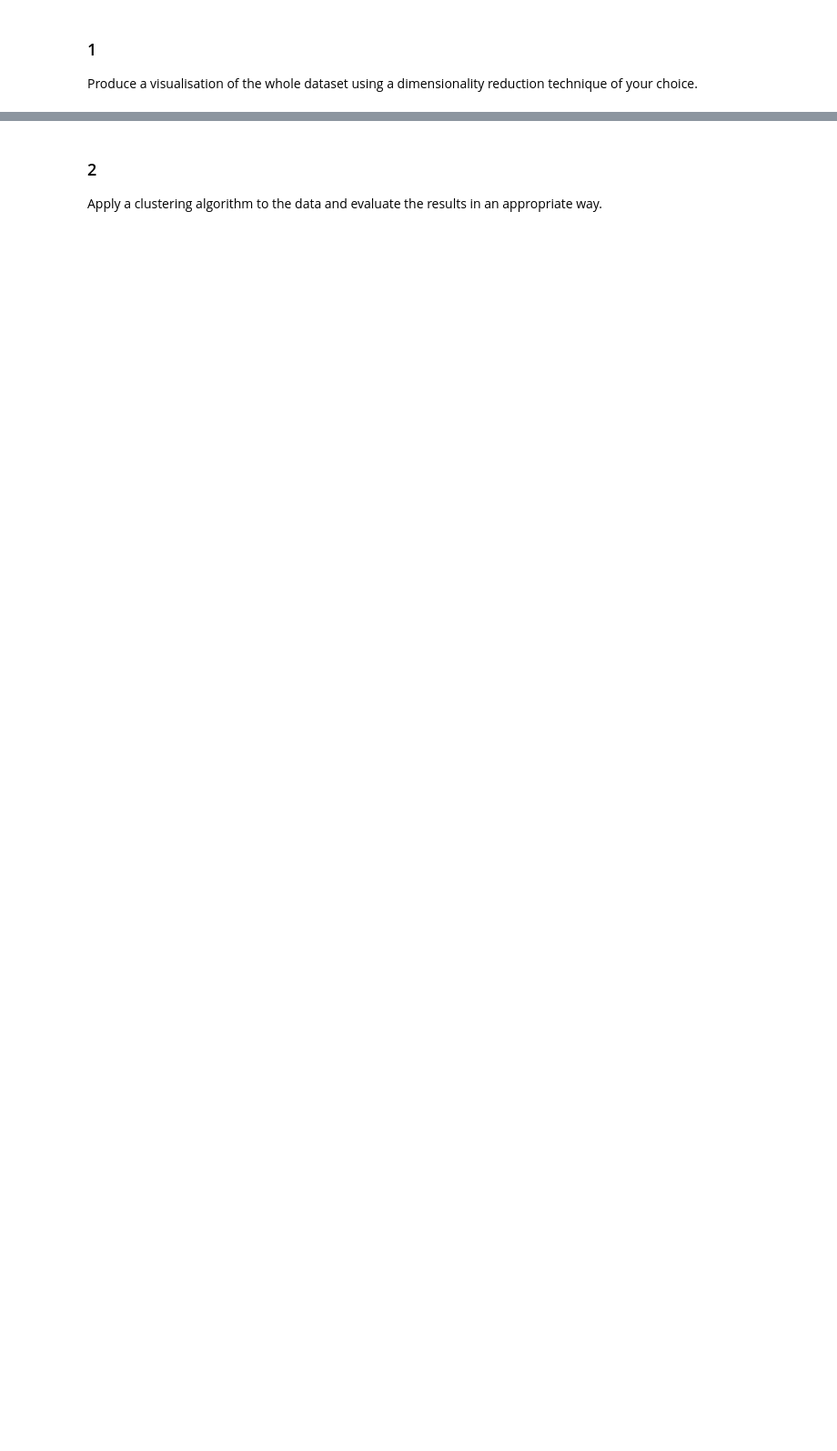
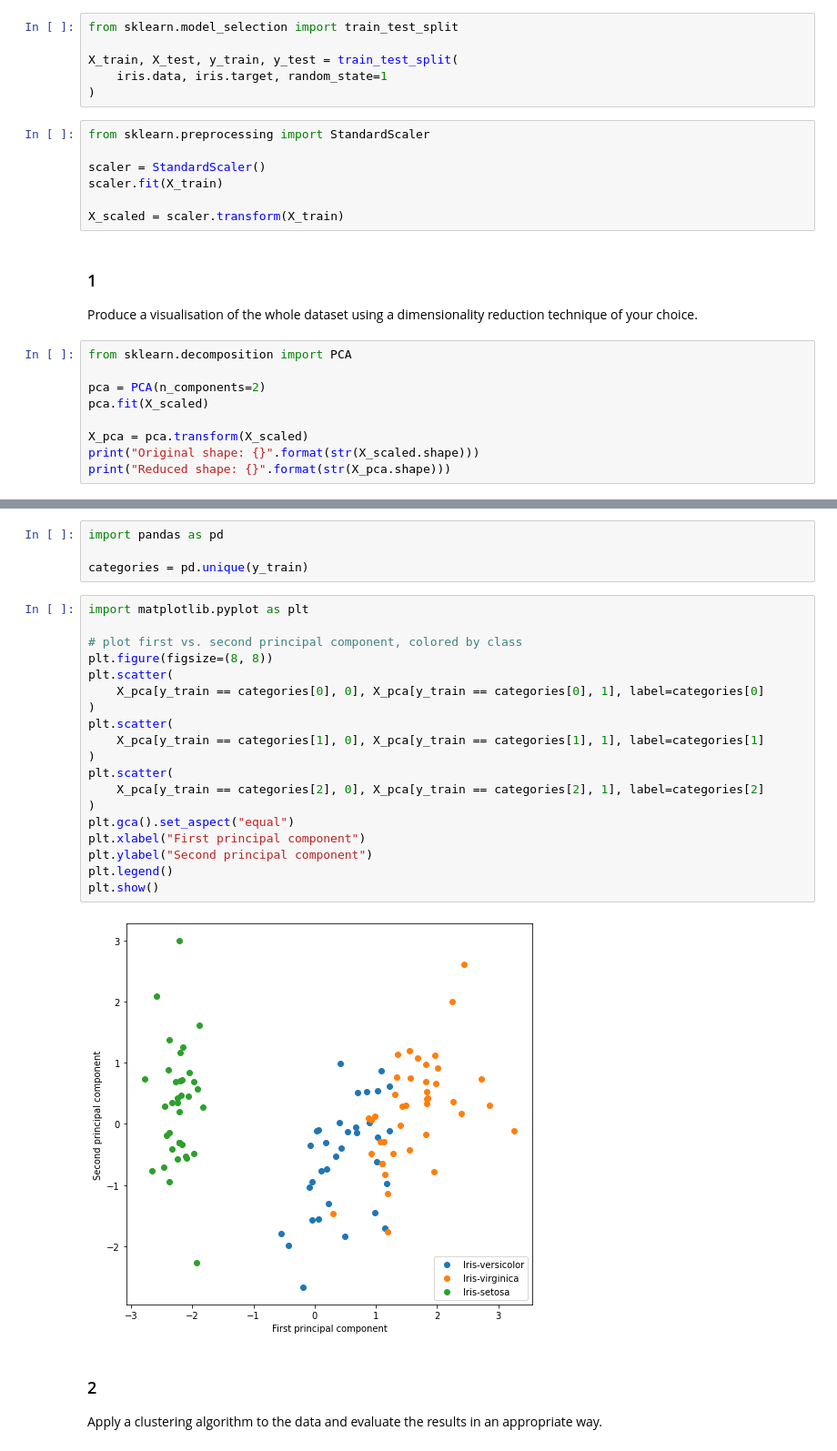
Before and after one commit to snowztail/learn-python, a Jupyter notebook: machine-learning-with-python/notebooks/05-homework.ipynb, the cells around one changed output, grey strips where cells are left out. Shown: that part at 91% size. Saved outputs shown, nothing was run; the diff lists cells and outputs as text; blank space fills up the shorter version.

```diff
--- a/machine-learning-with-python/notebooks/05-homework.ipynb
+++ b/machine-learning-with-python/notebooks/05-homework.ipynb
@@ -20,4 +42,26 @@ Your dataset could be loaded directly from [OpenML](https://www.openml.org/home)
+# %%
+from sklearn.model_selection import train_test_split
+
+X_train, X_test, y_train, y_test = train_test_split(
+    iris.data, iris.target, random_state=1
+)
+# %%
+from sklearn.preprocessing import StandardScaler
+
+scaler = StandardScaler()
+scaler.fit(X_train)
+
+X_scaled = scaler.transform(X_train)
 # %% [markdown]
 ### 1
 
 Produce a visualisation of the whole dataset using a dimensionality reduction technique of your choice.
+# %%
+from sklearn.decomposition import PCA
+
+pca = PCA(n_components=2)
+pca.fit(X_scaled)
+
+X_pca = pca.transform(X_scaled)
+print("Original shape: {}".format(str(X_scaled.shape)))
+print("Reduced shape: {}".format(str(X_pca.shape)))
@@ -24,3 +71,28 @@ Produce a visualisation of the whole dataset using a dimensionality reduction te
+# %%
+import pandas as pd
+
+categories = pd.unique(y_train)
+# %%
+import matplotlib.pyplot as plt
+
+# plot first vs. second principal component, colored by class
+plt.figure(figsize=(8, 8))
+plt.scatter(
+    X_pca[y_train == categories[0], 0], X_pca[y_train == categories[0], 1], label=categories[0]
+)
+plt.scatter(
+    X_pca[y_train == categories[1], 0], X_pca[y_train == categories[1], 1], label=categories[1]
+)
+plt.scatter(
+    X_pca[y_train == categories[2], 0], X_pca[y_train == categories[2], 1], label=categories[2]
+)
+plt.gca().set_aspect("equal")
+plt.xlabel("First principal component")
+plt.ylabel("Second principal component")
+plt.legend()
+plt.show()
+# %% [output]
+[figure, added]
 # %% [markdown]
 ### 2
 Apply a clustering algorithm to the data and evaluate the results in an appropriate way.
```
Also changed, not shown: parts of 6 cells of this notebook, 4 other files.
